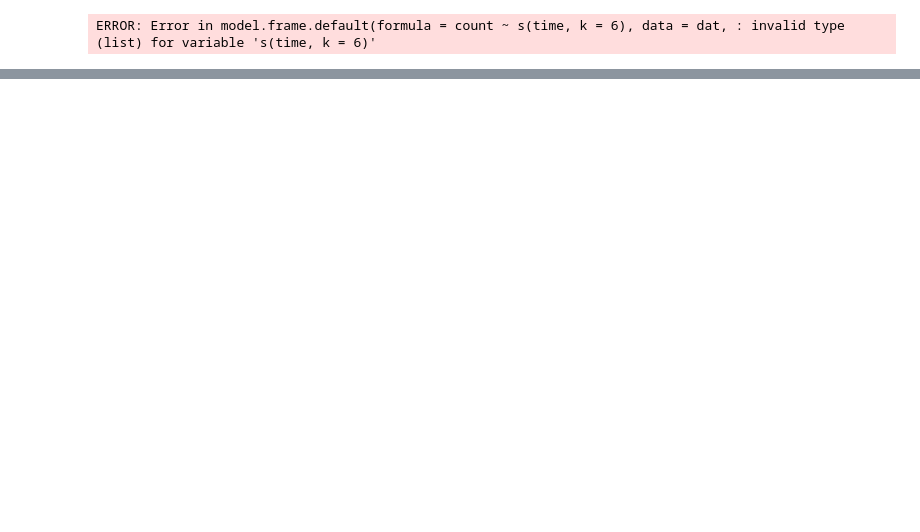
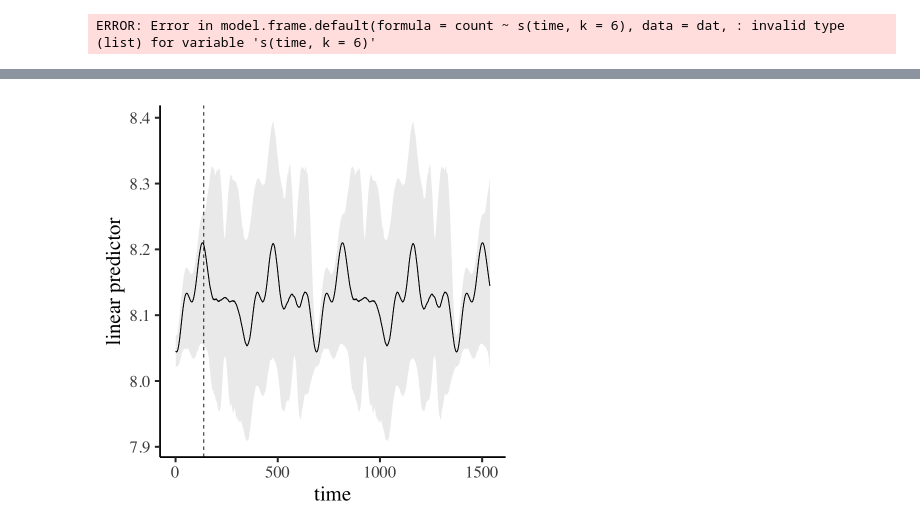
Before and after one commit to Daniel-GIT-CONTRIBUTE/ADVML_PROJECT, a Jupyter notebook: Untitled.ipynb, the cells around one changed output, grey strips where cells are left out. Cells and saved outputs as stored; diff of their text form; code cells hidden in the pictures; blank space fills up the shorter version.

```diff
--- a/Untitled.ipynb
+++ b/Untitled.ipynb
@@ -166,0 +204,5 @@ plot_kernels(gp_ests = gp_ests, max_time = 30)
+# %%
+## predict all the way into 2024 Nov
+plot_links(mod6, n_ahead = 1400)
+# %% [output]
+[figure, added]
```
Also changed, not shown: parts of 17 cells of this notebook, 2 other files.
